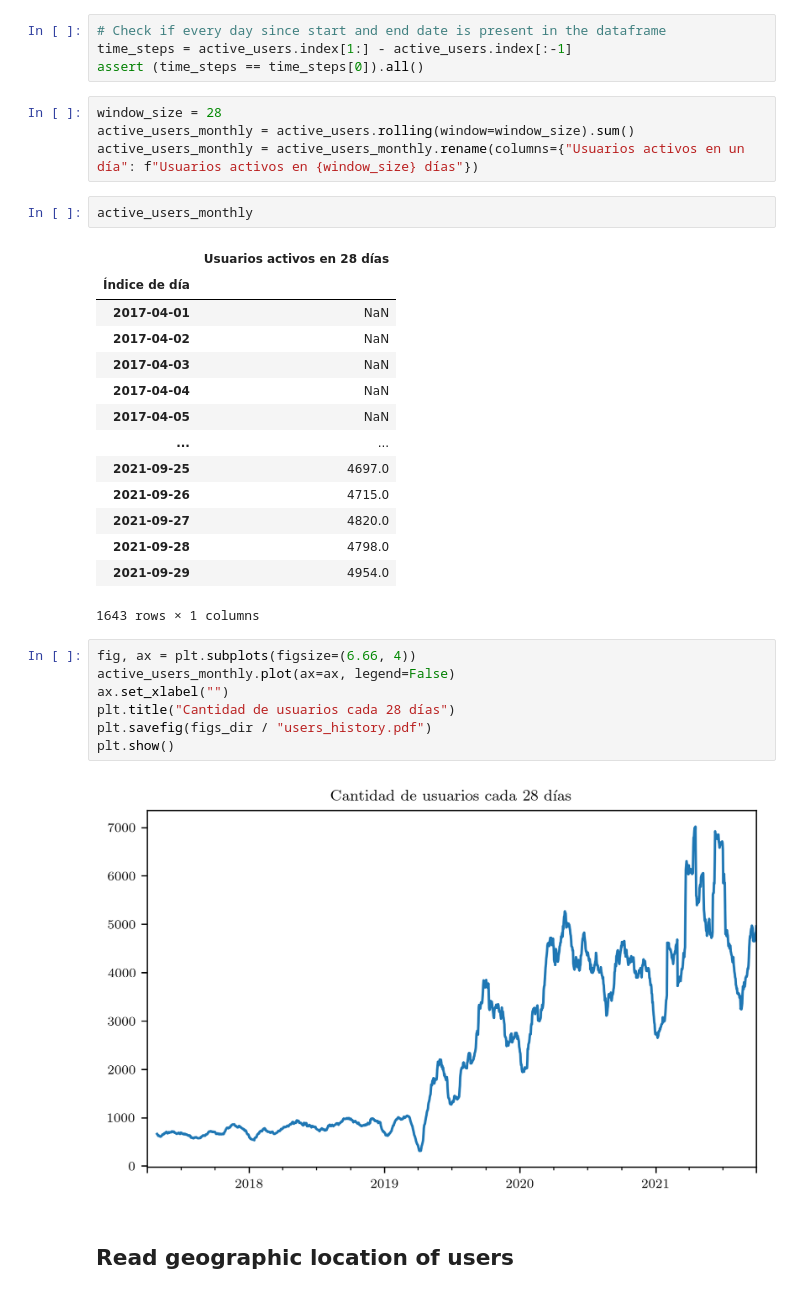
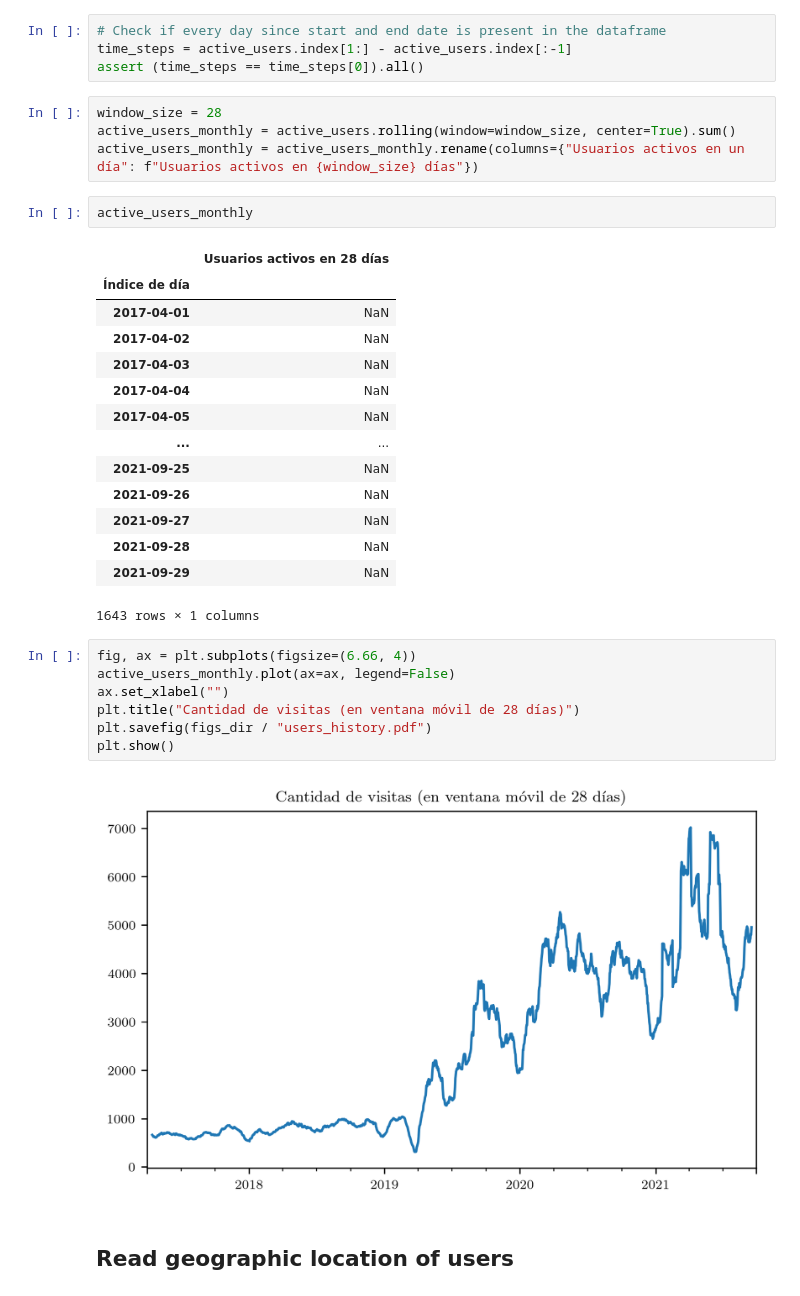
Before and after one commit to santisoler/phd-thesis, a Jupyter notebook: analytics/generate_figures.ipynb, the cells around one changed output. Drawn from its saved outputs; the diff is of its cells as text.

Commit message:
Fix title of fatiando users plot

```diff
--- a/analytics/generate_figures.ipynb
+++ b/analytics/generate_figures.ipynb
@@ -54,7 +54,7 @@ time_steps = active_users.index[1:] - active_users.index[:-1]
 assert (time_steps == time_steps[0]).all()
 # %%
 window_size = 28
-active_users_monthly = active_users.rolling(window=window_size).sum()
+active_users_monthly = active_users.rolling(window=window_size, center=True).sum()
 active_users_monthly = active_users_monthly.rename(columns={"Usuarios activos en un día": f"Usuarios activos en {window_size} días"})
 # %%
 active_users_monthly
@@ -67,21 +67,21 @@ active_users_monthly
 | 2017-04-04 | NaN |
 | 2017-04-05 | NaN |
 | ... | ... |
-| 2021-09-25 | 4697.0 |
-| 2021-09-26 | 4715.0 |
-| 2021-09-27 | 4820.0 |
-| 2021-09-28 | 4798.0 |
-| 2021-09-29 | 4954.0 |
+| 2021-09-25 | NaN |
+| 2021-09-26 | NaN |
+| 2021-09-27 | NaN |
+| 2021-09-28 | NaN |
+| 2021-09-29 | NaN |
 1643 rows × 1 columns
 # %%
 fig, ax = plt.subplots(figsize=(6.66, 4))
 active_users_monthly.plot(ax=ax, legend=False)
 ax.set_xlabel("")
-plt.title("Cantidad de usuarios cada 28 días")
+plt.title("Cantidad de visitas (en ventana móvil de 28 días)")
 plt.savefig(figs_dir / "users_history.pdf")
 plt.show()
 # %% [output]
-[figure, old version]
+[figure, new version]
 # %% [markdown]
 ## Read geographic location of users
 # %% [markdown]
```
Also changed, not shown: 1 other file.
